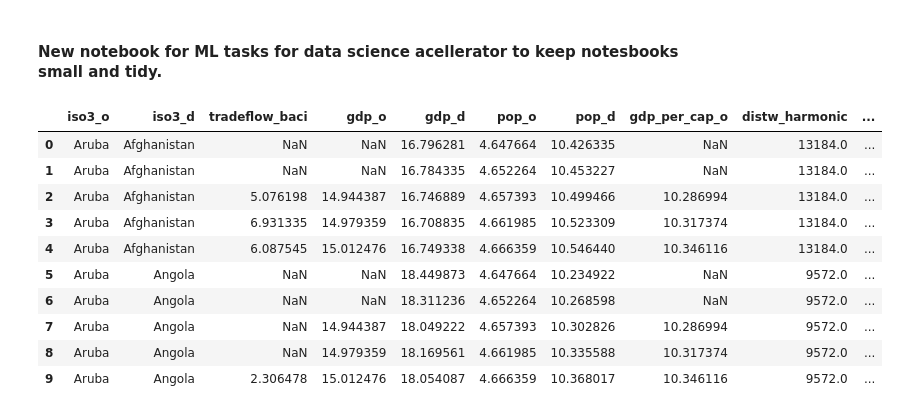
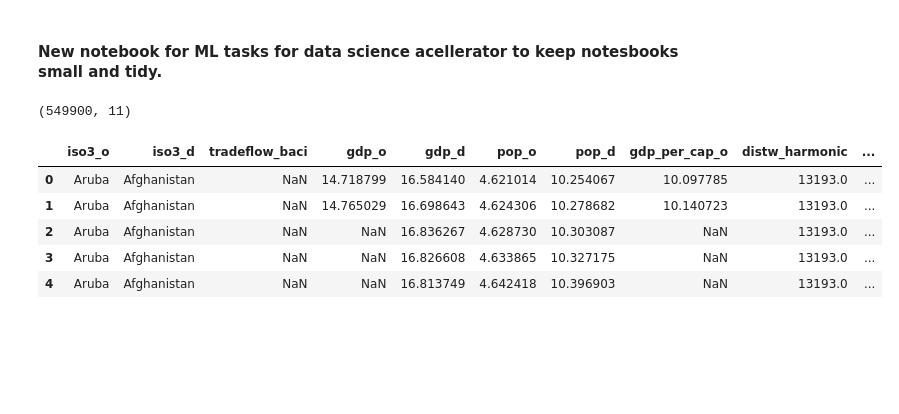
Before and after one commit to danielcoles1989/dc_accelerator, a Jupyter notebook: notebook_ml.ipynb, the cells around one changed output. Drawn from its saved outputs; the diff is of its cells as text; code cells hidden in the pictures; blank space fills up the shorter version.

```diff
--- a/notebook_ml.ipynb
+++ b/notebook_ml.ipynb
@@ -10,15 +17,13 @@ from sklearn.model_selection import train_test_split
 # %%
+# read in our processed dataset
 df = pd.read_csv('./data/final_df.csv')
-df.head(10)
+print(df.shape)
+df.head()
 # %% [output]
+(549900, 11)
 |  | iso3_o | iso3_d | tradeflow_baci | gdp_o | gdp_d | pop_o | pop_d | gdp_per_cap_o | distw_harmonic | ... |
-| 0 | Aruba | Afghanistan | NaN | NaN | 16.796281 | 4.647664 | 10.426335 | NaN | 13184.0 | ... |
-| 1 | Aruba | Afghanistan | NaN | NaN | 16.784335 | 4.652264 | 10.453227 | NaN | 13184.0 | ... |
-| 2 | Aruba | Afghanistan | 5.076198 | 14.944387 | 16.746889 | 4.657393 | 10.499466 | 10.286994 | 13184.0 | ... |
-| 3 | Aruba | Afghanistan | 6.931335 | 14.979359 | 16.708835 | 4.661985 | 10.523309 | 10.317374 | 13184.0 | ... |
-| 4 | Aruba | Afghanistan | 6.087545 | 15.012476 | 16.749338 | 4.666359 | 10.546440 | 10.346116 | 13184.0 | ... |
-| 5 | Aruba | Angola | NaN | NaN | 18.449873 | 4.647664 | 10.234922 | NaN | 9572.0 | ... |
-| 6 | Aruba | Angola | NaN | NaN | 18.311236 | 4.652264 | 10.268598 | NaN | 9572.0 | ... |
-| 7 | Aruba | Angola | NaN | 14.944387 | 18.049222 | 4.657393 | 10.302826 | 10.286994 | 9572.0 | ... |
-| 8 | Aruba | Angola | NaN | 14.979359 | 18.169561 | 4.661985 | 10.335588 | 10.317374 | 9572.0 | ... |
-| 9 | Aruba | Angola | 2.306478 | 15.012476 | 18.054087 | 4.666359 | 10.368017 | 10.346116 | 9572.0 | ... |
+| 0 | Aruba | Afghanistan | NaN | 14.718799 | 16.584140 | 4.621014 | 10.254067 | 10.097785 | 13193.0 | ... |
+| 1 | Aruba | Afghanistan | NaN | 14.765029 | 16.698643 | 4.624306 | 10.278682 | 10.140723 | 13193.0 | ... |
+| 2 | Aruba | Afghanistan | NaN | NaN | 16.836267 | 4.628730 | 10.303087 | NaN | 13193.0 | ... |
+| 3 | Aruba | Afghanistan | NaN | NaN | 16.826608 | 4.633865 | 10.327175 | NaN | 13193.0 | ... |
+| 4 | Aruba | Afghanistan | NaN | NaN | 16.813749 | 4.642418 | 10.396903 | NaN | 13193.0 | ... |
```
Also changed, not shown: parts of 21 cells of this notebook.
